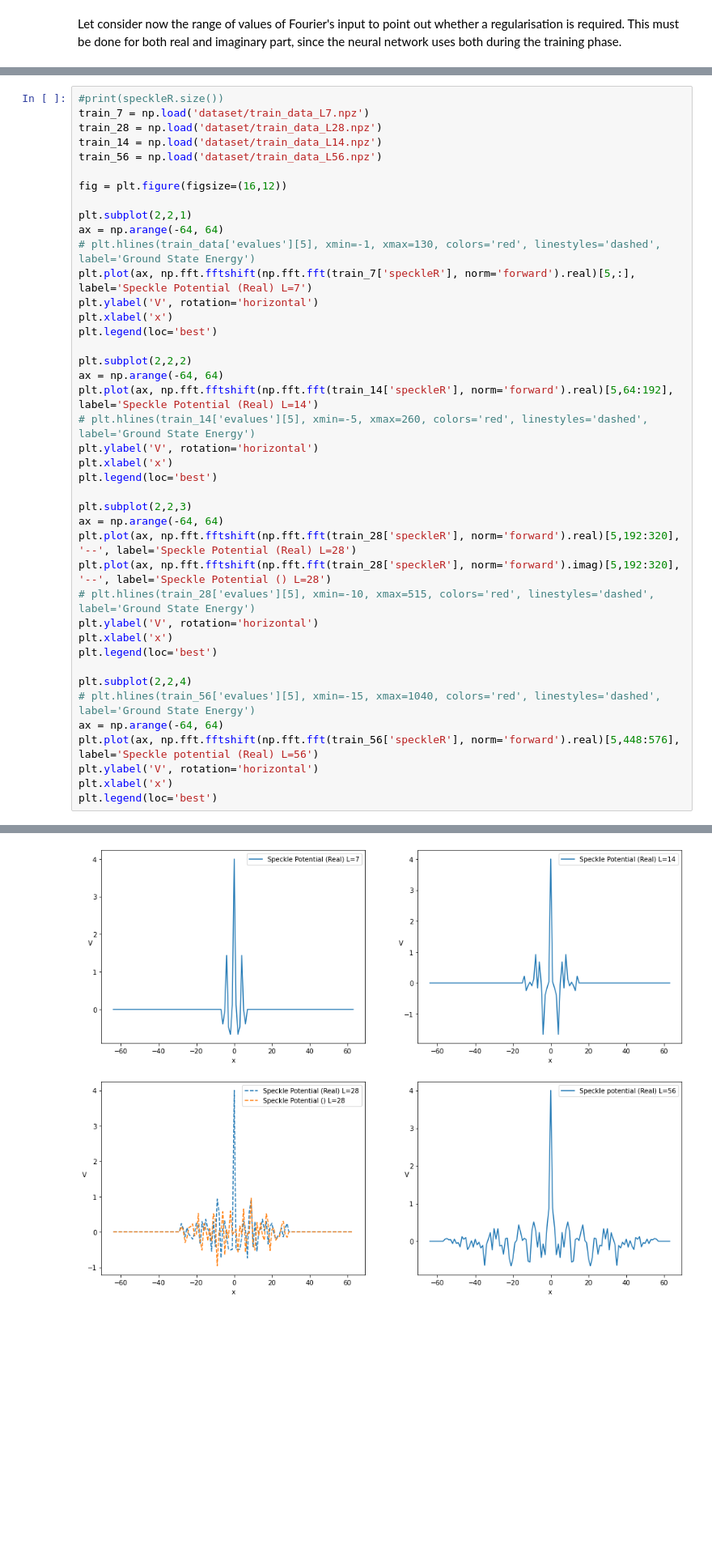
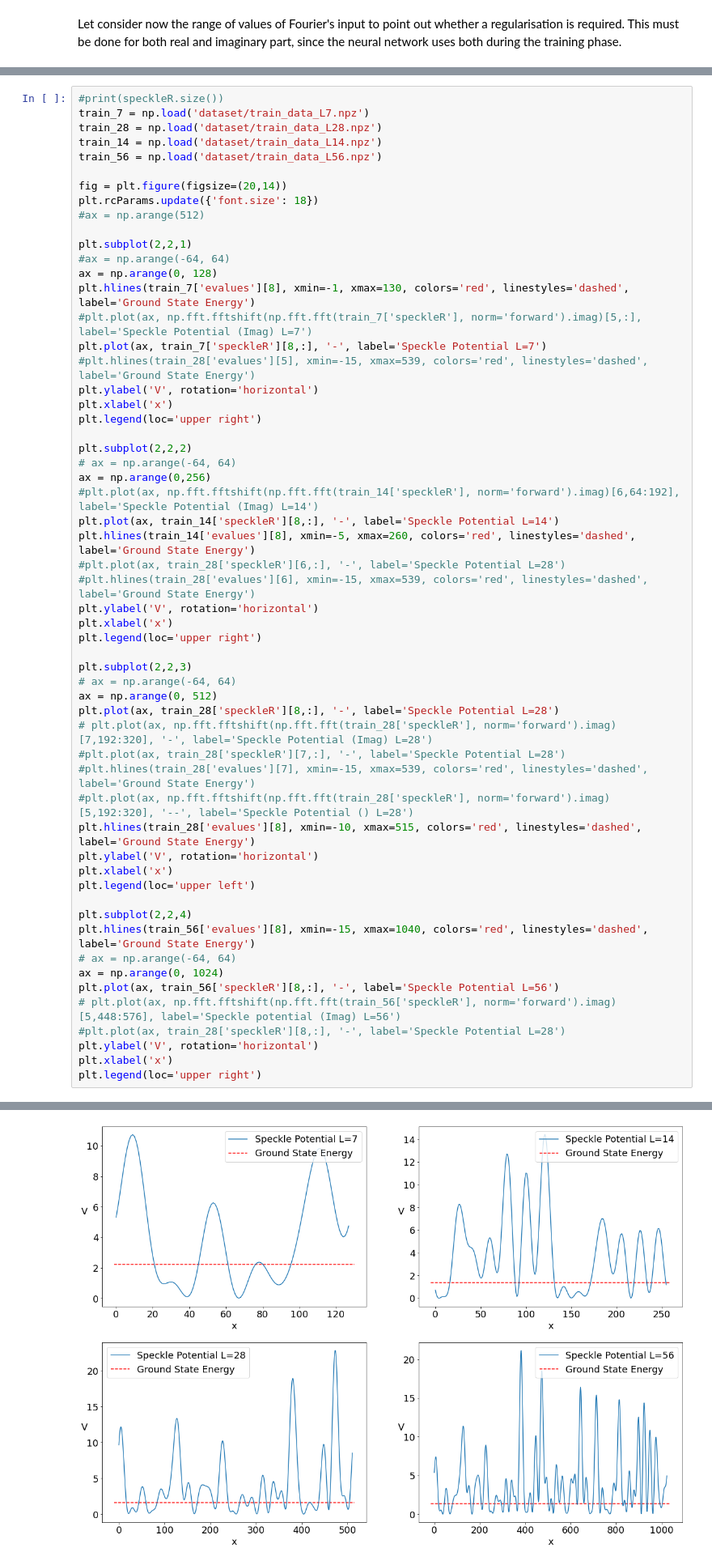
Before and after one commit to gscriva/dlai-project, a Jupyter notebook: readdata.ipynb, the cells around one changed output, grey strips where cells are left out. Shown at 81% size. Cells and saved outputs as stored; diff of their text form; blank space fills up the shorter version.

Commit message:
Add new plots

```diff
--- a/readdata.ipynb
+++ b/readdata.ipynb
@@ -215,47 +212,63 @@ Imaginary part: -3.2769245202923942    3.1480408244065154
 # %%
 #print(speckleR.size())
 train_7 = np.load('dataset/train_data_L7.npz')
 train_28 = np.load('dataset/train_data_L28.npz')
 train_14 = np.load('dataset/train_data_L14.npz')
 train_56 = np.load('dataset/train_data_L56.npz')
 
-fig = plt.figure(figsize=(16,12))
+fig = plt.figure(figsize=(20,14))
+plt.rcParams.update({'font.size': 18})
+#ax = np.arange(512)
 
 plt.subplot(2,2,1)
-ax = np.arange(-64, 64)
-# plt.hlines(train_data['evalues'][5], xmin=-1, xmax=130, colors='red', linestyles='dashed', label='Ground State Energy')
-plt.plot(ax, np.fft.fftshift(np.fft.fft(train_7['speckleR'], norm='forward').real)[5,:], label='Speckle Potential (Real) L=7')
+#ax = np.arange(-64, 64)
+ax = np.arange(0, 128)
+plt.hlines(train_7['evalues'][8], xmin=-1, xmax=130, colors='red', linestyles='dashed', label='Ground State Energy')
+#plt.plot(ax, np.fft.fftshift(np.fft.fft(train_7['speckleR'], norm='forward').imag)[5,:], label='Speckle Potential (Imag) L=7')
+plt.plot(ax, train_7['speckleR'][8,:], '-', label='Speckle Potential L=7')
+#plt.hlines(train_28['evalues'][5], xmin=-15, xmax=539, colors='red', linestyles='dashed', label='Ground State Energy')
 plt.ylabel('V', rotation='horizontal')
 plt.xlabel('x')
-plt.legend(loc='best')
+plt.legend(loc='upper right')
 
 plt.subplot(2,2,2)
-ax = np.arange(-64, 64)
-plt.plot(ax, np.fft.fftshift(np.fft.fft(train_14['speckleR'], norm='forward').real)[5,64:192], label='Speckle Potential (Real) L=14')
-# plt.hlines(train_14['evalues'][5], xmin=-5, xmax=260, colors='red', linestyles='dashed', label='Ground State Energy')
+# ax = np.arange(-64, 64)
+ax = np.arange(0,256)
+#plt.plot(ax, np.fft.fftshift(np.fft.fft(train_14['speckleR'], norm='forward').imag)[6,64:192], label='Speckle Potential (Imag) L=14')
+plt.plot(ax, train_14['speckleR'][8,:], '-', label='Speckle Potential L=14')
+plt.hlines(train_14['evalues'][8], xmin=-5, xmax=260, colors='red', linestyles='dashed', label='Ground State Energy')
+#plt.plot(ax, train_28['speckleR'][6,:], '-', label='Speckle Potential L=28')
+#plt.hlines(train_28['evalues'][6], xmin=-15, xmax=539, colors='red', linestyles='dashed', label='Ground State Energy')
 plt.ylabel('V', rotation='horizontal')
 plt.xlabel('x')
-plt.legend(loc='best')
+plt.legend(loc='upper right')
 
 plt.subplot(2,2,3)
-ax = np.arange(-64, 64)
-plt.plot(ax, np.fft.fftshift(np.fft.fft(train_28['speckleR'], norm='forward').real)[5,192:320], '--', label='Speckle Potential (Real) L=28')
-plt.plot(ax, np.fft.fftshift(np.fft.fft(train_28['speckleR'], norm='forward').imag)[5,192:320], '--', label='Speckle Potential () L=28')
-# plt.hlines(train_28['evalues'][5], xmin=-10, xmax=515, colors='red', linestyles='dashed', label='Ground State Energy')
+# ax = np.arange(-64, 64)
+ax = np.arange(0, 512)
+plt.plot(ax, train_28['speckleR'][8,:], '-', label='Speckle Potential L=28')
+# plt.plot(ax, np.fft.fftshift(np.fft.fft(train_28['speckleR'], norm='forward').imag)[7,192:320], '-', label='Speckle Potential (Imag) L=28')
+#plt.plot(ax, train_28['speckleR'][7,:], '-', label='Speckle Potential L=28')
+#plt.hlines(train_28['evalues'][7], xmin=-15, xmax=539, colors='red', linestyles='dashed', label='Ground State Energy')
+#plt.plot(ax, np.fft.fftshift(np.fft.fft(train_28['speckleR'], norm='forward').imag)[5,192:320], '--', label='Speckle Potential () L=28')
+plt.hlines(train_28['evalues'][8], xmin=-10, xmax=515, colors='red', linestyles='dashed', label='Ground State Energy')
 plt.ylabel('V', rotation='horizontal')
 plt.xlabel('x')
-plt.legend(loc='best')
+plt.legend(loc='upper left')
 
 plt.subplot(2,2,4)
-# plt.hlines(train_56['evalues'][5], xmin=-15, xmax=1040, colors='red', linestyles='dashed', label='Ground State Energy')
-ax = np.arange(-64, 64)
-plt.plot(ax, np.fft.fftshift(np.fft.fft(train_56['speckleR'], norm='forward').real)[5,448:576], label='Speckle potential (Real) L=56')
+plt.hlines(train_56['evalues'][8], xmin=-15, xmax=1040, colors='red', linestyles='dashed', label='Ground State Energy')
+# ax = np.arange(-64, 64)
+ax = np.arange(0, 1024)
+plt.plot(ax, train_56['speckleR'][8,:], '-', label='Speckle Potential L=56')
+# plt.plot(ax, np.fft.fftshift(np.fft.fft(train_56['speckleR'], norm='forward').imag)[5,448:576], label='Speckle potential (Imag) L=56')
+#plt.plot(ax, train_28['speckleR'][8,:], '-', label='Speckle Potential L=28')
 plt.ylabel('V', rotation='horizontal')
 plt.xlabel('x')
-plt.legend(loc='best')
+plt.legend(loc='upper right')
 # %% [output]
 <matplotlib.legend.Legend at 0x...>
-[figure, old version]
+[figure, new version]
 # %%
 test56 = np.fft.fft(train_56['speckleR'], norm='forward')[:,1:57]
 test7 = np.fft.fft(train_7['speckleR'], norm='forward')[:,1:8]
```
Also changed, not shown: parts of 12 cells of this notebook.
